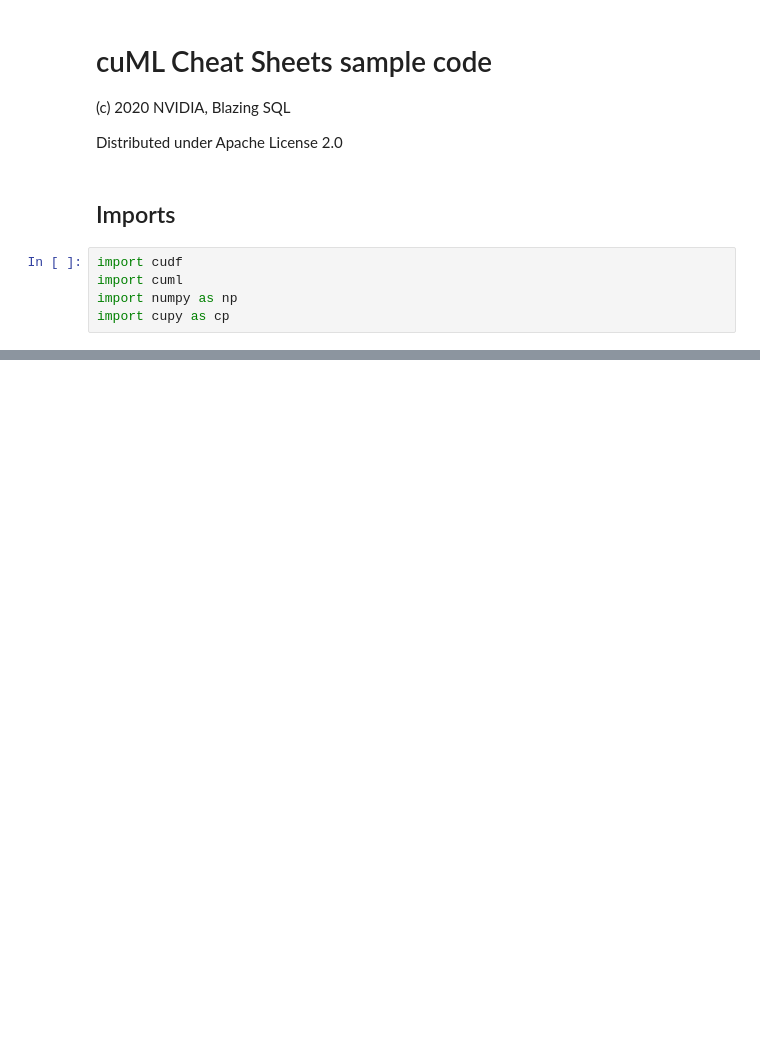
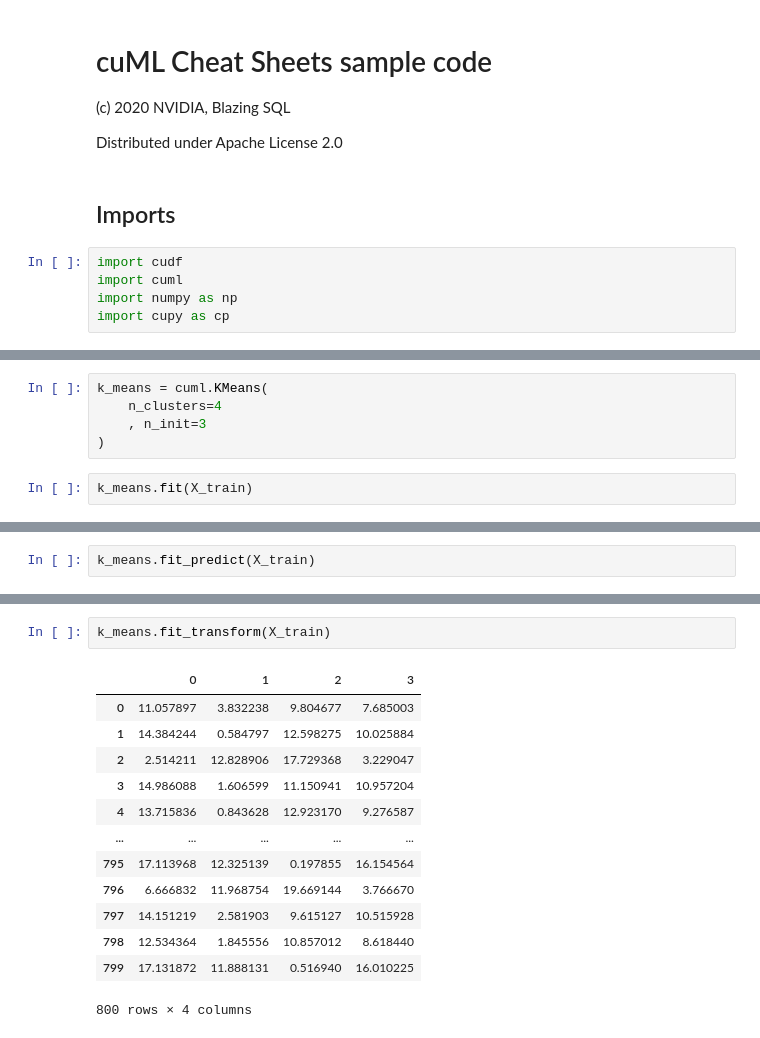
Before and after one commit to drabastomek/rapids_cheatsheets, a Jupyter notebook: cuML/cuML_Clustering.ipynb, the cells around one changed output, grey strips where cells are left out. Cells and saved outputs as stored; diff of their text form; blank space fills up the shorter version.

```diff
--- a/cuML/cuML_Clustering.ipynb
+++ b/cuML/cuML_Clustering.ipynb
@@ -239,0 +36,7 @@ X
+# %%
+k_means = cuml.KMeans(
+    n_clusters=4
+    , n_init=3
+)
+# %%
+k_means.fit(X_train)
@@ -239,0 +45,2 @@ X
+# %%
+k_means.fit_predict(X_train)
@@ -239,0 +60,16 @@ X
+# %%
+k_means.fit_transform(X_train)
+# %% [output]
+|  | 0 | 1 | 2 | 3 |
+| 0 | 11.057897 | 3.832238 | 9.804677 | 7.685003 |
+| 1 | 14.384244 | 0.584797 | 12.598275 | 10.025884 |
+| 2 | 2.514211 | 12.828906 | 17.729368 | 3.229047 |
+| 3 | 14.986088 | 1.606599 | 11.150941 | 10.957204 |
+| 4 | 13.715836 | 0.843628 | 12.923170 | 9.276587 |
+| ... | ... | ... | ... | ... |
+| 795 | 17.113968 | 12.325139 | 0.197855 | 16.154564 |
+| 796 | 6.666832 | 11.968754 | 19.669144 | 3.766670 |
+| 797 | 14.151219 | 2.581903 | 9.615127 | 10.515928 |
+| 798 | 12.534364 | 1.845556 | 10.857012 | 8.618440 |
+| 799 | 17.131872 | 11.888131 | 0.516940 | 16.010225 |
+800 rows × 4 columns
```
Also changed, not shown: parts of 40 cells of this notebook, 2 other files.
